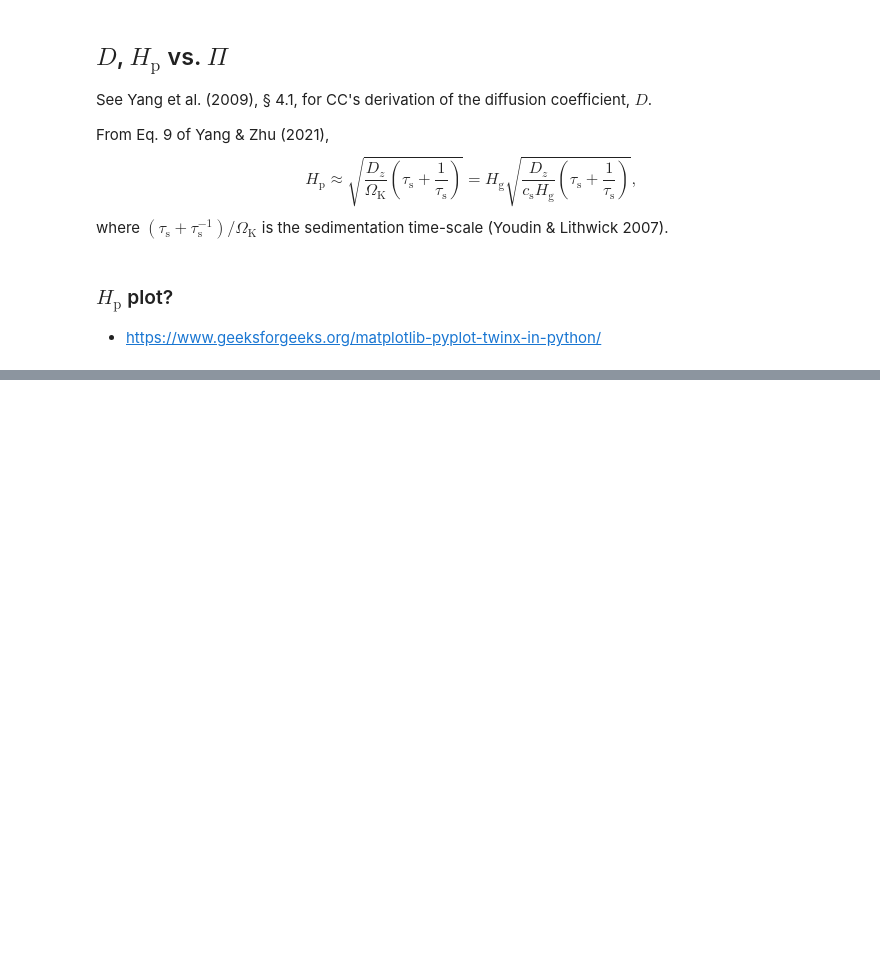
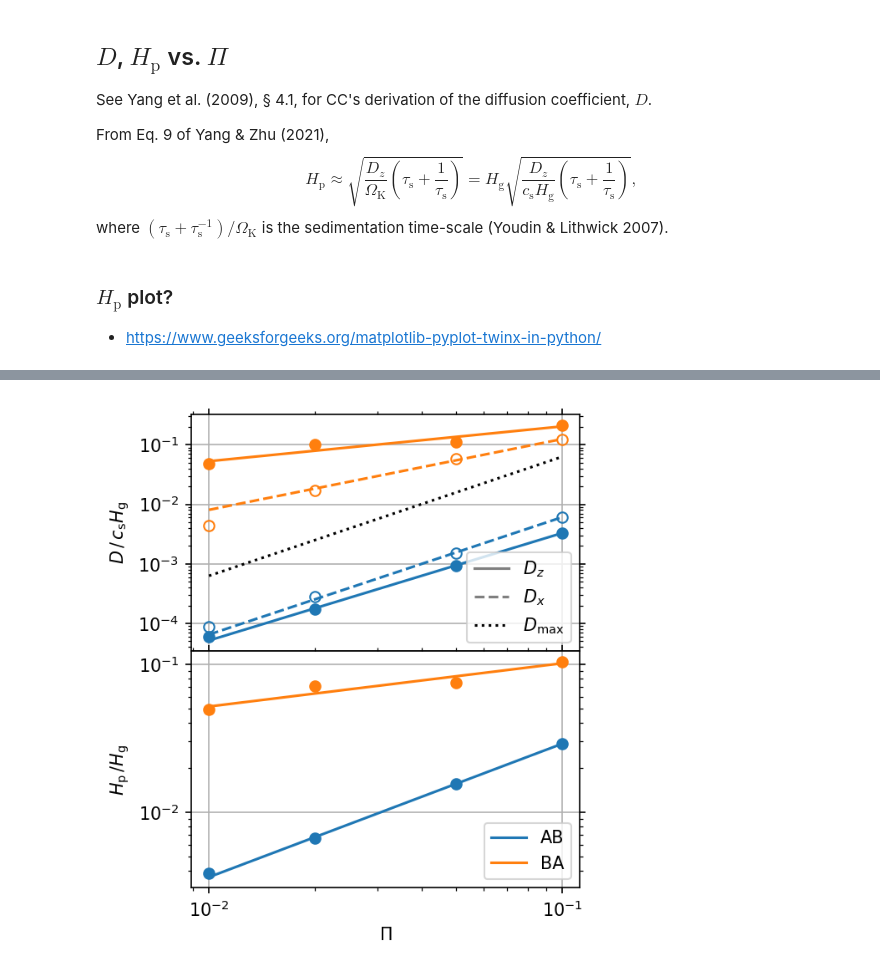
Before and after one commit to sabaronett/streaming-instability, a Jupyter notebook: ipynb/Diffusion.ipynb, the cells around one changed output, grey strips where cells are left out. Saved outputs shown, nothing was run; the diff lists cells and outputs as text; code cells hidden in the pictures; blank space fills up the shorter version.

```diff
--- a/ipynb/Diffusion.ipynb
+++ b/ipynb/Diffusion.ipynb
@@ -16,3 +16,92 @@ where $(\tau_\mathrm{s} + \tau_\mathrm{s}^{-1})/\Omega_\mathrm{K}$ is the sedime
 # %% [markdown]
 ### $H_\mathrm{p}$ plot?
   - https://www.geeksforgeeks.org/matplotlib-pyplot-twinx-in-python/
+# %%
+import sys
+sys.path.insert(0, '/home/stanley/bitbucket/ccyang/athena-dust/vis/python')
+import athena_read
+import matplotlib.pyplot as plt
+import numpy as np
+import pandas as pd
+from scipy.optimize import curve_fit
+
+workdir = '../unstrat'
+cases = [['AB', 'tab:blue'], ['BA', 'tab:orange']]
+Pis = [0.01, 0.02, 0.05, 0.10]
+res = '2048'
+dirs = [['z', 'dpy', 'full', 'solid'],
+        ['x', 'dpx', 'none', 'dashed']]
+Ds, Hps = np.zeros((len(Pis), len(dirs))), np.zeros(len(Pis))
+plaw = lambda Pi, a, k : a*Pi**k # Power-law model function
+Hp = lambda D_z, c_s, Hg, tau_s: np.sqrt(D_z*(tau_s + 1/tau_s)/c_s/Hg)
+group, modplaw, a, aerr, k, kerr = [], [], [], [], [], []
+xfit = np.linspace(0.01, 0.1)
+fig, axs = plt.subplots(2, 1, sharex='col', figsize=(4, 5), dpi=150)
+
+for case in cases:
+    axs[1].plot([], [], color=case[1], label=case[0])
+
+    for i, dir in enumerate(dirs):
+        for j, Pi in enumerate(Pis):
+            # Collect sim parameters, diffusion coefficients, dust scale heights
+            path = f'{workdir}/{case[0]}/{Pi:.2f}/{res}'
+            athinput = athena_read.athinput(f'{path}/athinput.si')
+            c_s = athinput['hydro']['iso_sound_speed']
+            Omega = athinput['problem']['omega']
+            Hg = c_s/Omega
+            tau_s= athinput['particles']['taus0']*Omega
+            if case[0] == 'AB' and Pi == 0.01: D = np.load(f'{path}/output/dcoeff-61.npz')
+            else: D = np.load(f'{path}/output/dcoeff-81.npz')
+            Ds[j, i] = 2*np.pi*D[dir[1]][0] # convert from [Hg**2/T] to [c_s*Hg]
+            if dir[0] == 'z': Hps[j] = Hp(D[dir[1]][0], c_s, Hg, tau_s)
+
+        # Best-fit and plot diffusion coefficients
+        popt, pcov = curve_fit(plaw, Pis, Ds[:, i])
+        perr = np.sqrt(np.diag(pcov))
+        yfit = plaw(xfit, *popt)
+        axs[0].plot(Pis, Ds[:, i], marker='o', ls='none', color=case[1], fillstyle=dir[2])
+        axs[0].plot(xfit, yfit, ls=dir[3], color=case[1])
+        group.append(case[0]); modplaw.append(f'𝐷_{dir[0]} = aΠᵏ')
+        a.append(popt[0]); aerr.append(perr[0])
+        k.append(popt[1]); kerr.append(perr[1])
+
+        # Plot dust scale heights
+        if dir[0] == 'z':
+            axs[1].plot(Pis, Hps, marker='o', ls='none', color=case[1], fillstyle=dir[2])
+            axs[1].plot(xfit, Hp(yfit/2/np.pi, c_s, Hg, tau_s), ls=dir[3], color=case[1])
+
+# Plot Dmax, add legend keys, and format subplots
+for ax in axs.flat:
+    ax.grid()
+    ax.minorticks_on()
+    ax.tick_params(which='both', top=True, right=True)
+
+axs[0].plot([], [], ls=dirs[0][3], color='tab:gray', label=f'$D_{dirs[0][0]}$')
+axs[0].plot([], [], ls=dirs[1][3], color='tab:gray', label=f'$D_{dirs[1][0]}$')
+axs[0].plot(xfit, plaw(xfit, 2*np.pi, 2), ls=':', color='black',
+            label=r'$D_\mathrm{max}$')# = 2\pi\Pi^2$')
+axs[0].legend()
+axs[0].set(ylabel=r'$D\,/\,c_\mathrm{s}H_\mathrm{g}$', xscale='log',
+           yscale='log',)# ylim=(5e-7, 2e-2))
+axs[1].legend()
+axs[1].set(xlabel=r'$\Pi$', ylabel=r'$H_\mathrm{p}\,/H_\mathrm{g}$',
+           xscale='log', yscale='log',)# xlim=(8e-3, 0.13))
+
+fig.subplots_adjust(hspace=0)
+# plt.savefig('figs/Ds.pdf', bbox_inches='tight', pad_inches=0.01)-
+
+df = pd.DataFrame({
+    'Case'     : group,
+    'Function' : modplaw,
+    'a'        : a,
+    '±𝜎ₐ'      : aerr,
+    'k'        : k,
+    '±𝜎ₖ'      : kerr,})
+s = df.style.format({
+    'a'   : '{:.1e}',
+    '±𝜎ₐ' : '±{:.1e}',
+    'k'   : '{:.1e}',
+    '±𝜎ₖ' : '±{:.1e}',})
+s.to_latex(buf='tabs/Ds.txt')
+s
+# %% [output]
@@ -19,3 +113,4 @@ where $(\tau_\mathrm{s} + \tau_\mathrm{s}^{-1})/\Omega_\mathrm{K}$ is the sedime
+[figure, added]
 # %%
 import sys
 sys.path.insert(0, '/home/stanley/bitbucket/ccyang/athena-dust/vis/python')
```
Also changed, not shown: parts of 3 cells of this notebook.
